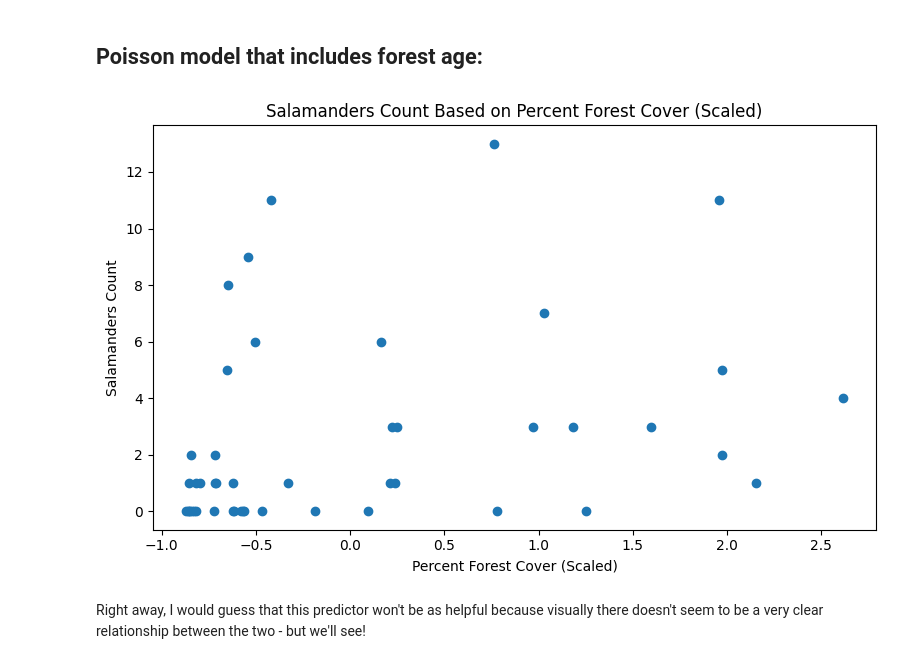
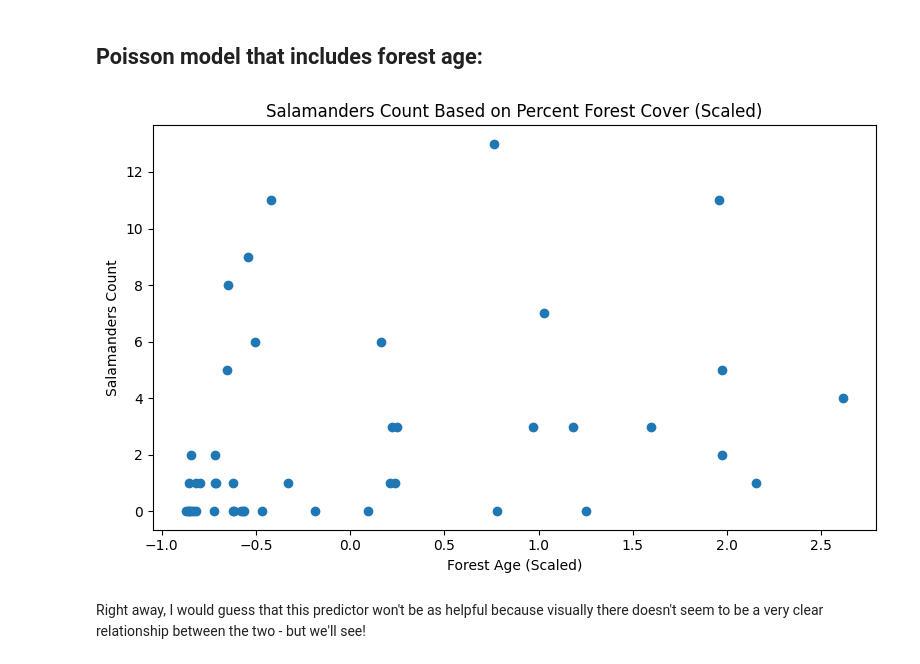
Before and after one commit to BEE4850-SP25/hw02-mcallen14, a Jupyter notebook: hw02.ipynb, the cells around one changed output. Cells and saved outputs as stored; diff of their text form; code cells hidden in the pictures.

```diff
--- a/hw02.ipynb
+++ b/hw02.ipynb
@@ -663,15 +653,15 @@ Note - interpretation of this model is provided at the end of this question.
 # %%
 # Plot:
 plt.figure(figsize=(8,5))
 plt.scatter(sal['FORESTAGE_scale'], sal['SALAMAN'])
 # Add labels
-plt.xlabel('Percent Forest Cover (Scaled)')
+plt.xlabel('Forest Age (Scaled)')
 plt.ylabel('Salamanders Count')
 plt.title('Salamanders Count Based on Percent Forest Cover (Scaled)')
 plt.tight_layout()
 plt.show()
 # %% [output]
-[figure, old version]
+[figure, new version]
 # %% [markdown]
 Right away, I would guess that this predictor won't be as helpful because visually there doesn't seem to be a very clear relationship between the two - but we'll see!
 # %%
```
Also changed, not shown: parts of 7 cells of this notebook.
